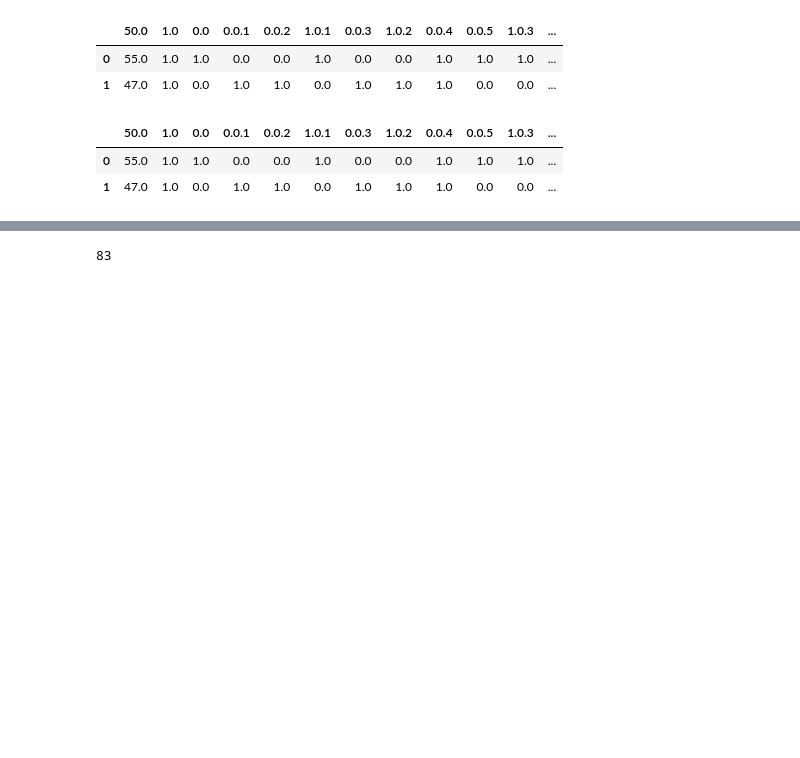
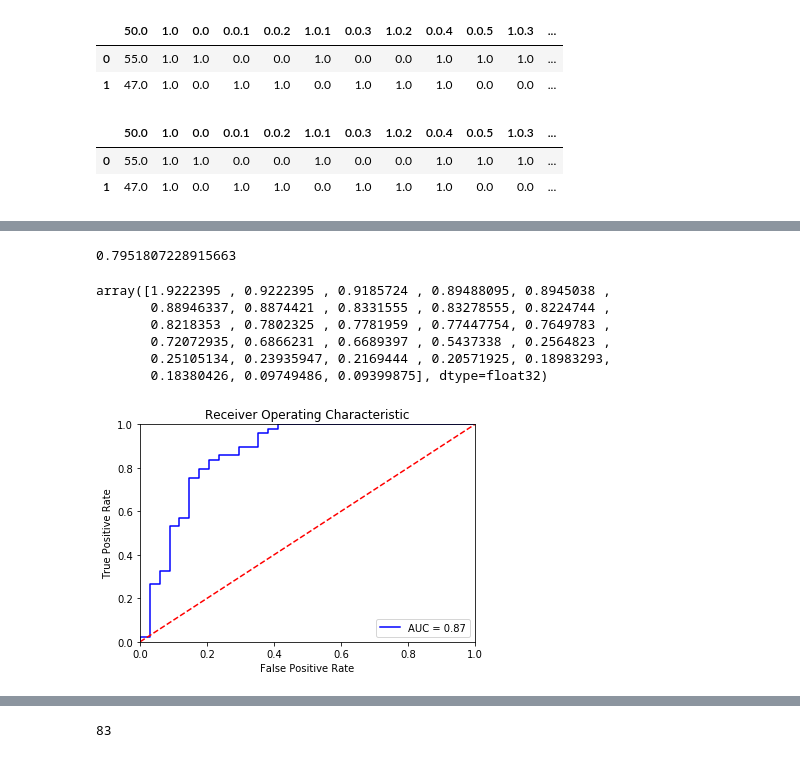
Before and after one commit to nazmos-sakib/Jupter_notebook_workspace, a Jupyter notebook: neural_net_thesis_code_new/04.cross-validation.ipynb, the cells around one changed output, grey strips where cells are left out. Drawn from its saved outputs; the diff is of its cells as text; code cells hidden in the pictures; blank space fills up the shorter version.

```diff
--- a/neural_net_thesis_code_new/04.cross-validation.ipynb
+++ b/neural_net_thesis_code_new/04.cross-validation.ipynb
@@ -96,19 +103,35 @@ for train,test in kf.split(X):
     x_test = X[test]
     y_test = Y[test]
 
-    model.fit(x_train, y_train,validation_data = (x_test,y_test),batch_size=10,epochs=100,shuffle=True,verbose=2)
+    model = Sequential([
+    Dense(8,input_shape=(14,),activation="relu"),
+    Dense(7,activation="relu"),
+    Dense(6,activation="relu"),
+    Dense(2,activation="softmax")
+    ])
+
+    model.compile(
+        Adam(lr=.0001),loss='sparse_categorical_crossentropy',metrics=['accuracy']
+    )
+
+    model.fit(x_train, y_train,validation_data = (x_test,y_test),batch_size=10,epochs=1000,shuffle=True,verbose=2)
+
+    model.save("heart_attack_risk_prediction_fold_no_"+str(fold)+"_with_cross_validation.h5")
 
     #rounded_predections = model.predict_classes(X_test,batch_size=10,verbose=0)
-    pred2 = model.predict(x_test)
-    pred = model.predict_classes(x_test)
+    pred = model.predict(x_test)
+    pred_class = model.predict_classes(x_test)
     score = model.evaluate(x_test, y_test)
     kfold_validation_score_store.append(score)
     #oos_y.append(y_test)
     #pred
     #oos_pred.append(pred)
     #score = np.sqrt(metrics.mean_squared_error(pred,y_test))
-    print("\nFold score : {}".format(score))
+    print("\nFold {0} score : {1}".format(fold,score))
+    print("\n\n")
+    print(classification_report(pred_class,y_test,target_names=terget_names))
     print("\n\nnew\n\n")
+    #break
 # %% [output]
 fold #1
 Train on 750 samples, validate on 84 samples
@@ -133,0 +162,4 @@ score
+# %%
+metrics.accuracy_score(y_test,rounded_predections)
+# %% [output]
+0.7951807228915663
@@ -133,0 +170,31 @@ score
+# %%
+threshold
+# %% [output]
+array([1.9222395 , 0.9222395 , 0.9185724 , 0.89488095, 0.8945038 ,
+       0.88946337, 0.8874421 , 0.8331555 , 0.83278555, 0.8224744 ,
+       0.8218353 , 0.7802325 , 0.7781959 , 0.77447754, 0.7649783 ,
+       0.72072935, 0.6866231 , 0.6689397 , 0.5437338 , 0.2564823 ,
+       0.25105134, 0.23935947, 0.2169444 , 0.20571925, 0.18983293,
+       0.18380426, 0.09749486, 0.09399875], dtype=float32)
+# %%
+#ROC curve
+
+# calculate the fpr and tpr for all thresholds of the classification
+probs = model.predict_proba(x_test)
+preds = probs[:,1]
+fpr, tpr, threshold = metrics.roc_curve(y_test, preds)
+roc_auc = metrics.auc(fpr, tpr)
+
+# method I: plt
+import matplotlib.pyplot as plt
+plt.title('Receiver Operating Characteristic')
+plt.plot(fpr, tpr, 'b', label = 'AUC = %0.2f' % roc_auc)
+plt.legend(loc = 'lower right')
+plt.plot([0, 1], [0, 1],'r--')
+plt.xlim([0, 1])
+plt.ylim([0, 1])
+plt.ylabel('True Positive Rate')
+plt.xlabel('False Positive Rate')
+plt.show()
+# %% [output]
+[figure, added]
```
Also changed, not shown: parts of 39 cells of this notebook, 32 other files.
